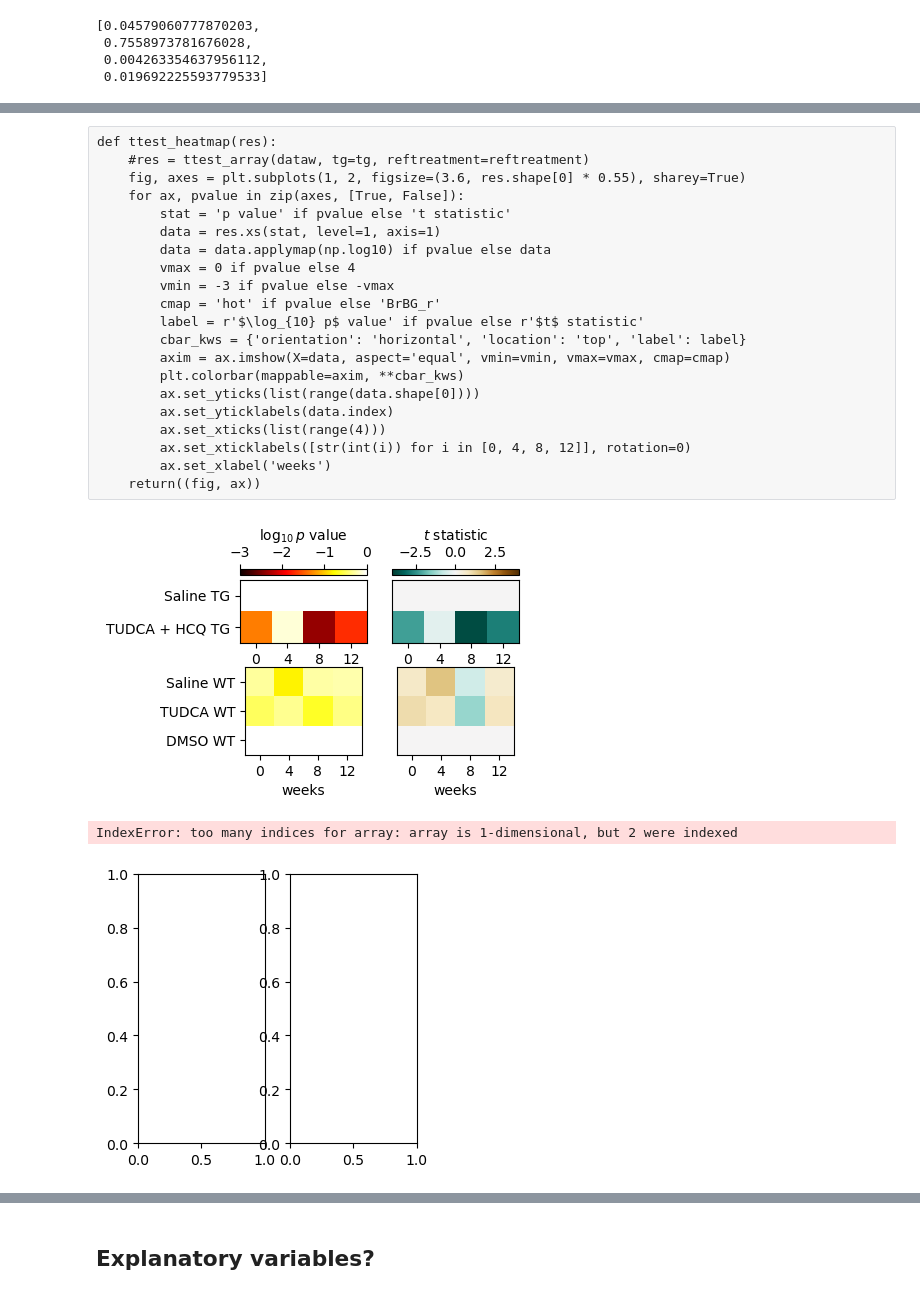
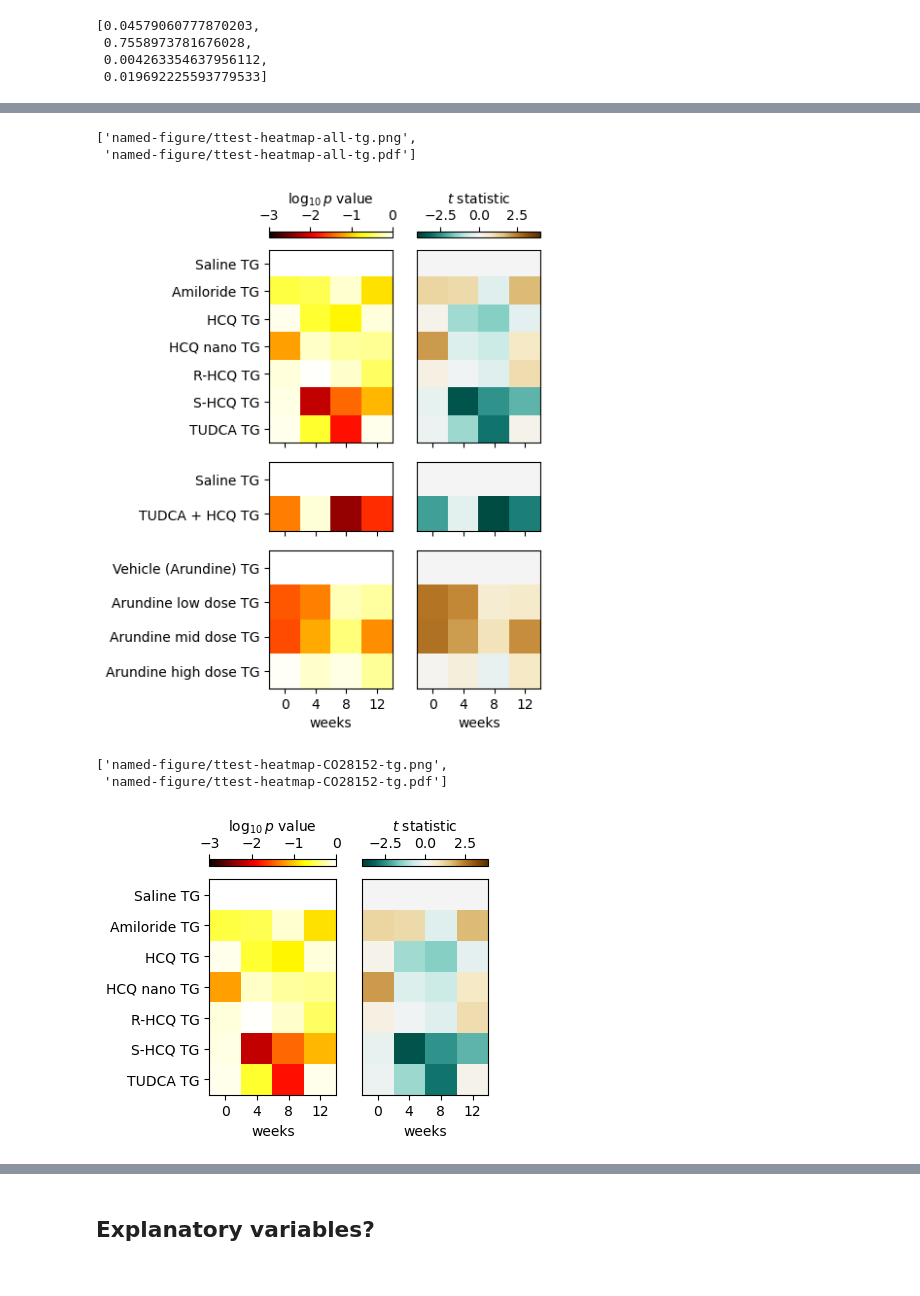
Before and after one commit to attilagk/CTNS-notebook, a Jupyter notebook: 2024-05-20-nfl-modeling/2024-05-20-nfl-modeling.ipynb, the cells around one changed output, grey strips where cells are left out. Drawn from its saved outputs; the diff is of its cells as text; code cells hidden in the pictures.

Commit message:
removed some plots

```diff
--- a/2024-05-20-nfl-modeling/2024-05-20-nfl-modeling.ipynb
+++ b/2024-05-20-nfl-modeling/2024-05-20-nfl-modeling.ipynb
@@ -281,68 +281,60 @@ $\min \log_{10} p$ -2.3702485400009006
 | TUDCA + HCQ WT | 2.116191 | 0.060410 | 2.976939 | 0.013880 | 0.304098 | 0.767287 | 1.379286 | 0.197870 |
 | Vehicle (Arundine) WT | 1.343502 | 0.208801 | 2.563442 | 0.028206 | -0.747974 | 0.471700 | 1.640582 | 0.131919 |
 | Arundine high dose WT | 2.103937 | 0.068517 | 1.421353 | 0.193002 | -0.393409 | 0.704294 | 1.880040 | 0.096900 |
-# %% [raw]
-def ttest_heatmap(res):
-    #res = ttest_array(dataw, tg=tg, reftreatment=reftreatment)
-    fig, axes = plt.subplots(1, 2, figsize=(3.6, res.shape[0] * 0.55), sharey=True)
-    for ax, pvalue in zip(axes, [True, False]):
-        stat = 'p value' if pvalue else 't statistic'
-        data = res.xs(stat, level=1, axis=1)
-        data = data.applymap(np.log10) if pvalue else data
-        vmax = 0 if pvalue else 4
-        vmin = -3 if pvalue else -vmax
-        cmap = 'hot' if pvalue else 'BrBG_r'
-        label = r'$\log_{10} p$ value' if pvalue else r'$t$ statistic'
-        cbar_kws = {'orientation': 'horizontal', 'location': 'top', 'label': label}
-        axim = ax.imshow(X=data, aspect='equal', vmin=vmin, vmax=vmax, cmap=cmap)
-        plt.colorbar(mappable=axim, **cbar_kws)
-        ax.set_yticks(list(range(data.shape[0])))
-        ax.set_yticklabels(data.index)
-        ax.set_xticks(list(range(4)))
-        ax.set_xticklabels([str(int(i)) for i in [0, 4, 8, 12]], rotation=0)
-        ax.set_xlabel('weeks')
-    return((fig, ax))
 # %%
-def ttest_heatmap(resl):
-    fig, ax = plt.subplots(len(resl), 2, figsize=(3.6, sum([len(df) for df in resl]) * 0.5), squeeze=False)
+def ttest_heatmap(resl, hspace_denom=None):
+    height_ratios = [len(df) for df in resl]
+    hspace_denom = 40 if hspace_denom is None else hspace_denom
+    gridspec_kw = {'hspace': sum(height_ratios) / hspace_denom}
+    fig, ax = plt.subplots(len(resl), 2, figsize=(3.6, sum(height_ratios) * 0.5), height_ratios=height_ratios, squeeze=False, gridspec_kw=gridspec_kw)
     for i, res in enumerate(resl):
         axes = ax[i, :]
         do_cbar = i == 0
         axes = ttest_heatmap_axes(axes, res, do_cbar=do_cbar)
+        if i < len(resl) - 1:
+            for j in range(2):
+                axes[j].set_xlabel('')
+                axes[j].set_xticklabels('')
+            #[axes[j].set_xlabel('') for j in [0, 1]]
+            #[axes[j].set_xlabel('') for j in [0, 1]]
     return((fig, ax))
 
 
 def ttest_heatmap_axes(axes, res, do_cbar=True):
     #fig, axes = plt.subplots(1, 2, figsize=(3.6, res.shape[0] * 0.55), sharey=True)
     for ax, pvalue in zip(axes, [True, False]):
         stat = 'p value' if pvalue else 't statistic'
         data = res.xs(stat, level=1, axis=1)
         data = data.applymap(np.log10) if pvalue else data
         vmax = 0 if pvalue else 4
         vmin = -3 if pvalue else -vmax
         cmap = 'hot' if pvalue else 'BrBG_r'
         label = r'$\log_{10} p$ value' if pvalue else r'$t$ statistic'
         cbar_kws = {'orientation': 'horizontal', 'location': 'top', 'label': label}
-        axim = ax.imshow(X=data, aspect='equal', vmin=vmin, vmax=vmax, cmap=cmap)
+        axim = ax.imshow(X=data, aspect='auto', vmin=vmin, vmax=vmax, cmap=cmap)
+        #axim = ax.imshow(X=data, aspect='equal', vmin=vmin, vmax=vmax, cmap=cmap)
         if do_cbar:
             plt.colorbar(mappable=axim, **cbar_kws)
         ax.set_yticks(list(range(data.shape[0])) if pvalue else [])
         if pvalue:
             ax.set_yticklabels(data.index)
         ax.set_xticks(list(range(4)))
         ax.set_xticklabels([str(int(i)) for i in [0, 4, 8, 12]], rotation=0)
         ax.set_xlabel('weeks')
     return(axes)
 
 
 resl = [
-    #ttest_array(dataw_CO28152, tg=True, reftreatment='Saline TG'),
+    ttest_array(dataw_CO28152, tg=True, reftreatment='Saline TG'),
     ttest_array(dataw_CO28154, tg=True, reftreatment='Saline TG').loc[:'TUDCA + HCQ TG'],
-    ttest_array(dataw_CO28152, tg=False, reftreatment='DMSO WT'),
+    ttest_array(dataw_CO28154, tg=True, reftreatment='Vehicle (Arundine) TG').loc['Vehicle (Arundine) TG':],
 ]
-fig, ax = ttest_heatmap(resl)
+fig, ax = ttest_heatmap(resl, hspace_denom=100)
+attila_utils.savefig(fig, 'ttest-heatmap-all-tg')
 # %% [output]
+['named-figure/ttest-heatmap-all-tg.png',
+ 'named-figure/ttest-heatmap-all-tg.pdf']
-[figure, old version]
+[figure, new version]
 # %%
 resl = [
     ttest_array(dataw_CO28152, tg=True, reftreatment='Saline TG'),
@@ -350,5 +342,6 @@ resl = [
 fig, ax = ttest_heatmap(resl)
 attila_utils.savefig(fig, 'ttest-heatmap-CO28152-tg')
 # %% [output]
-IndexError: too many indices for array: array is 1-dimensional, but 2 were indexed
+['named-figure/ttest-heatmap-CO28152-tg.png',
+ 'named-figure/ttest-heatmap-CO28152-tg.pdf']
-[figure, old version]
+[figure, new version]
```
Also changed, not shown: parts of 34 cells of this notebook, 1 other file.
